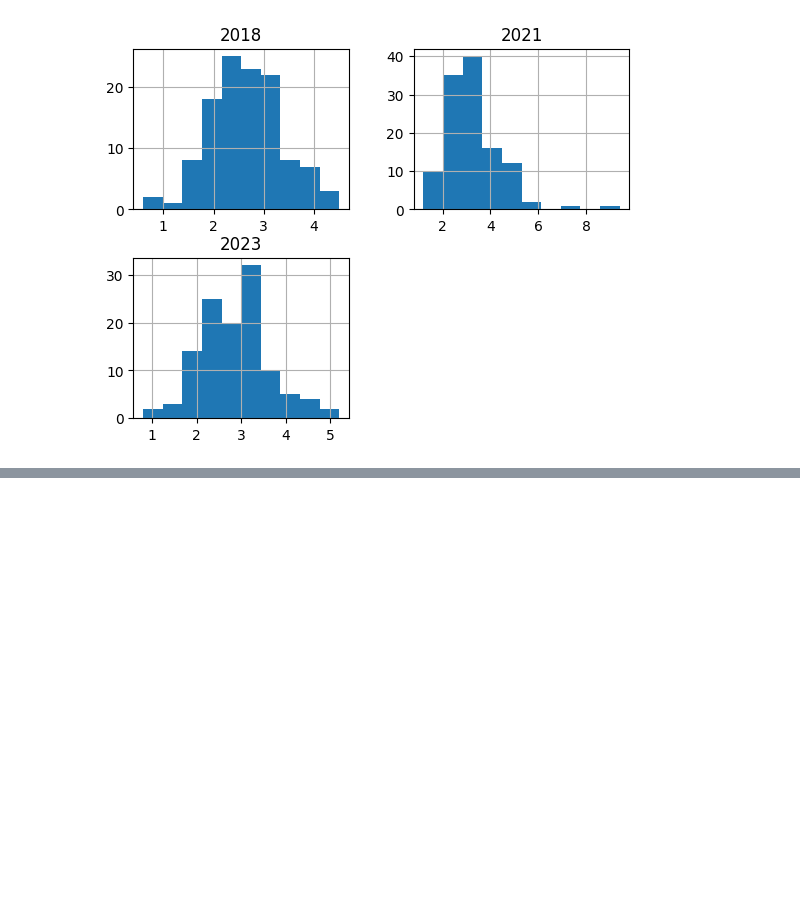
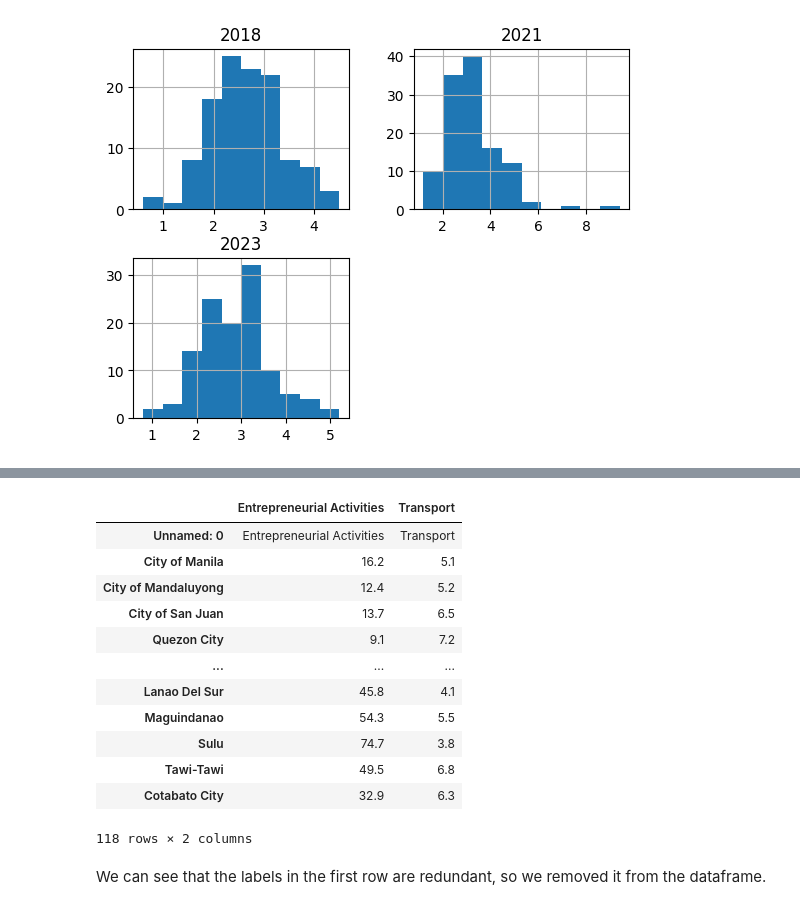
Before and after one commit to Sky282128/RoleModels, a Jupyter notebook: RoleModels.ipynb, the cells around one changed output, grey strips where cells are left out. Cells and saved outputs as stored; diff of their text form; code cells hidden in the pictures; blank space fills up the shorter version.

```diff
--- a/RoleModels.ipynb
+++ b/RoleModels.ipynb
@@ -194,8 +192,8 @@ This concludes the data cleaning for our dataset. You may use this code block to
 # %%
 #Final state of the dataset
-#IE["Income18"].name = "Income18"
-#IE["Income21"].name = "Income21"
-#IE["Income23"].name = "Income23"
-#IE["Expenditure18"].name = "Expenditure18"
-#IE["Expenditure21"].name = "Expenditure21"
-#IE["Expenditure23"].name = "Expenditure23"
+IE["Income18"].name = "Income18"
+IE["Income21"].name = "Income21"
+IE["Income23"].name = "Income23"
+IE["Expenditure18"].name = "Expenditure18"
+IE["Expenditure21"].name = "Expenditure21"
+IE["Expenditure23"].name = "Expenditure23"
@@ -238,0 +265,26 @@ array([[<Axes: title={'center': '2018'}>,
+# %%
+EntrepeneurialActivities = IE["Income23"][2]
+Transport = IE["Expenditure23"][10]
+
+dfCombined = pd.DataFrame({
+    "Entrepreneurial Activities": EntrepeneurialActivities,
+    "Transport": Transport
+})
+
+dfCombined
+# %% [output]
+|  | Entrepreneurial Activities | Transport |
+| Unnamed: 0 | Entrepreneurial Activities | Transport |
+| City of Manila | 16.2 | 5.1 |
+| City of Mandaluyong | 12.4 | 5.2 |
+| City of San Juan | 13.7 | 6.5 |
+| Quezon City | 9.1 | 7.2 |
+| ... | ... | ... |
+| Lanao Del Sur | 45.8 | 4.1 |
+| Maguindanao | 54.3 | 5.5 |
+| Sulu | 74.7 | 3.8 |
+| Tawi-Tawi | 49.5 | 6.8 |
+| Cotabato City | 32.9 | 6.3 |
+118 rows × 2 columns
+# %% [markdown]
+We can see that the labels in the first row are redundant, so we removed it from the dataframe.
```
Also changed, not shown: parts of 17 cells of this notebook.
